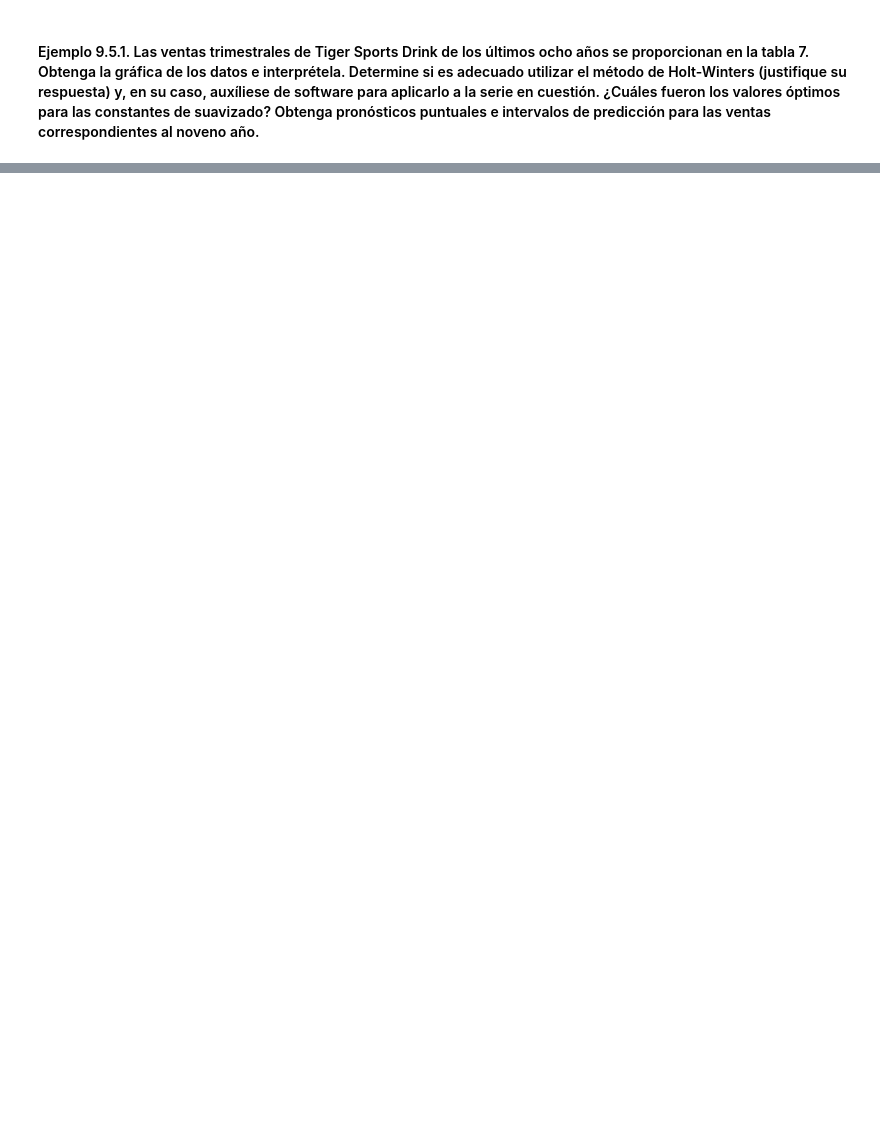
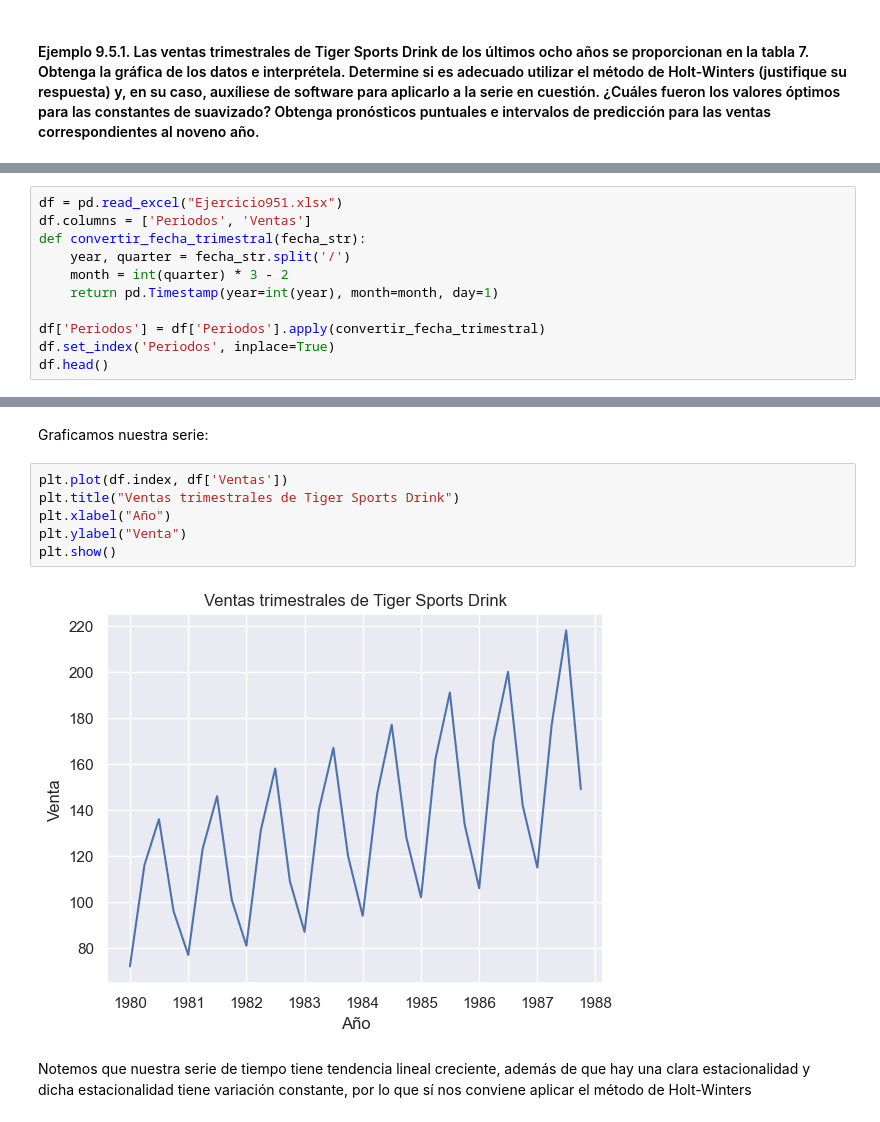
Before and after one commit to maferpy/unidad9, a Jupyter notebook: pronosticos.ipynb, the cells around one changed output, grey strips where cells are left out. Cells and saved outputs as stored; diff of their text form; blank space fills up the shorter version.

```diff
--- a/pronosticos.ipynb
+++ b/pronosticos.ipynb
@@ -967,0 +972,11 @@ plt.show()
+# %%
+df = pd.read_excel("Ejercicio951.xlsx")
+df.columns = ['Periodos', 'Ventas']
+def convertir_fecha_trimestral(fecha_str):
+    year, quarter = fecha_str.split('/')
+    month = int(quarter) * 3 - 2
+    return pd.Timestamp(year=int(year), month=month, day=1)
+
+df['Periodos'] = df['Periodos'].apply(convertir_fecha_trimestral)
+df.set_index('Periodos', inplace=True)
+df.head()
@@ -967,0 +991,12 @@ plt.show()
+# %% [markdown]
+Graficamos nuestra serie:
+# %%
+plt.plot(df.index, df['Ventas'])
+plt.title("Ventas trimestrales de Tiger Sports Drink")
+plt.xlabel("Año")
+plt.ylabel("Venta")
+plt.show()
+# %% [output]
+[figure, added]
+# %% [markdown]
+Notemos que nuestra serie de tiempo tiene tendencia lineal creciente, además de que hay una clara estacionalidad y dicha estacionalidad tiene variación constante, por lo que sí nos conviene aplicar el método de Holt-Winters
```
Also changed, not shown: parts of 3 cells of this notebook, 2 other files.
